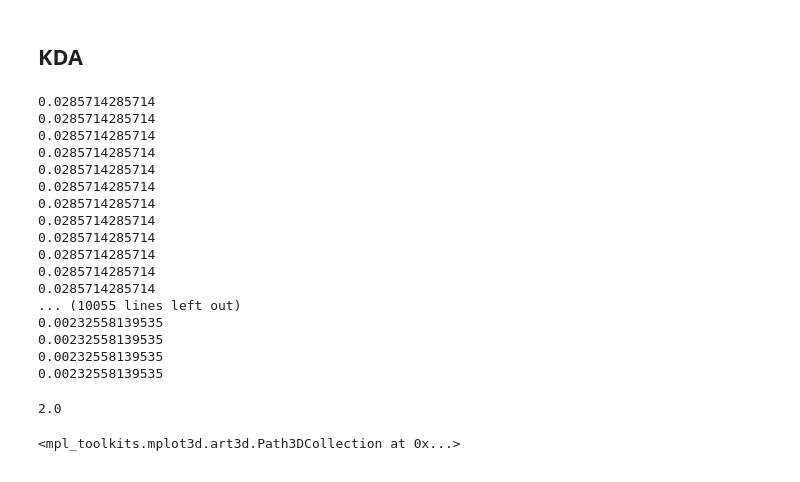
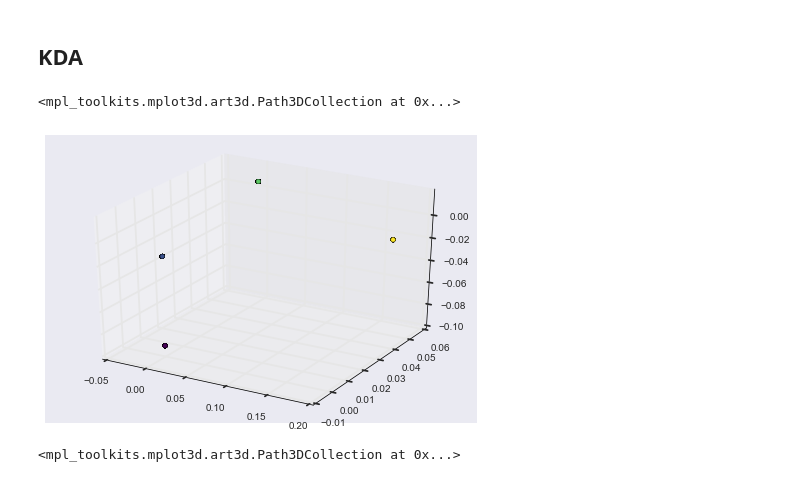
Before and after one commit to SMarwen/ML_Project, a Jupyter notebook: Codes/KDA.ipynb, the cells around one changed output. Drawn from its saved outputs; the diff is of its cells as text; code cells hidden in the pictures.

```diff
--- a/Codes/KDA.ipynb
+++ b/Codes/KDA.ipynb
@@ -202,37 +209,10 @@ df_kda = df_kda.loc[df['label'].isin([2,3,5,6])]
 # %%
-df_KDA = df_kda.copy()
-label_list = df_KDA.label.unique()
-grouped = df_KDA.groupby('label')
-X = df_KDA.copy()
-del X['label']
-X=X.values
 K=rbf_kernel(X,X)
 [n,m]=K.shape
-n=10
-W=np.zeros((n,n))
+W_int = np.zeros((n,n))
+W = np.zeros((n,n))
 for i in np.arange(n):
-    for j in np.arange(i):
-        for k in label_list:
-            if (df_KDA.label.values[i]==k) & (df_KDA.label.values[j]==k):
-                Nk = len(df[df.label==k])
-                W[i,j] = 1/Nk
-            else:
-                W[i,j] = 0
+    for j in np.arange(i+1):
+        k = df_KDA.label.values[i]
+        W_int[i,j] = (df_KDA.label.values[i]==df_KDA.label.values[j])*(1./len(df[df.label==k]))
+W = W_int + W_int.T - np.multiply(np.eye(n), W_int)
-# %% [output]
-0.0285714285714
-0.0285714285714
-0.0285714285714
-0.0285714285714
-0.0285714285714
-0.0285714285714
-0.0285714285714
-0.0285714285714
-0.0285714285714
-0.0285714285714
-0.0285714285714
-0.0285714285714
-... (10055 lines left out)
-0.00232558139535
-0.00232558139535
-0.00232558139535
-0.00232558139535
@@ -241,7 +219,26 @@ W
-# %%
-float(2)
-# %% [output]
-2.0
+# %%
+# Within-class scatter matrix
+Sw = np.dot(K,K)
+
+# Between-class scatter matrix
+Sb = np.dot(K,np.dot(W,K))
+
+# Projection Matrix Theta
+Proj_dim=3
+w,v =  np.linalg.eig(np.dot(np.linalg.inv(Sw),Sb))
+Alpha = np.real(v[:,0:Proj_dim])
+label=df_KDA.label
+del df_KDA['label']
+Y = np.dot(Alpha.T,K).T #np.dot(Theta.T, df_LDA.values.T).T # Projected data
+# %%
+# Display projected data in 3D
+
+fig = plt.figure()
+ax = Axes3D(fig)
+ax.scatter(Y[:,0],Y[:,1], Y[:,2], c=label, cmap='viridis_r')
+# %% [output]
+<mpl_toolkits.mplot3d.art3d.Path3DCollection at 0x...>
+[figure, added]
 # %%
 from sklearn.discriminant_analysis import LinearDiscriminantAnalysis
 df_kda = df.copy()
```
Also changed, not shown: parts of 2 cells of this notebook.
